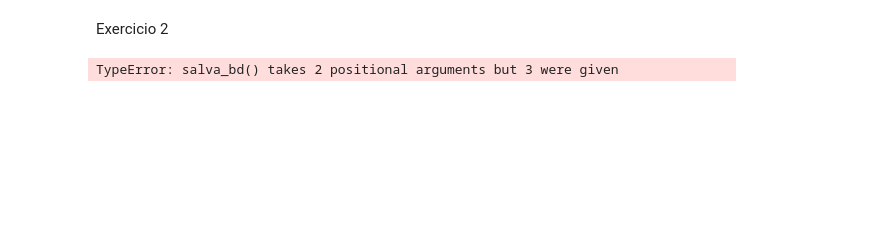
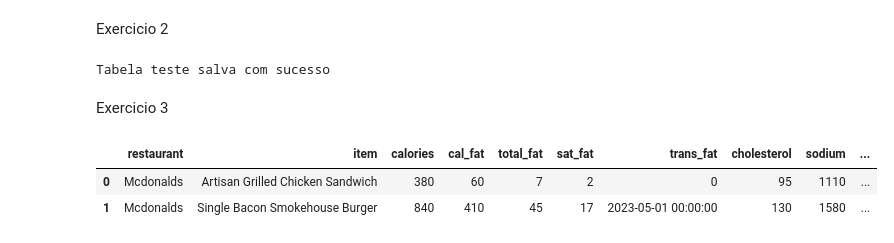
Before and after one commit to RodCavallini/Exercicios-Python, a Jupyter notebook: Exercicios_aula9.ipynb, the cells around one changed output. Cells and saved outputs as stored; diff of their text form; code cells hidden in the pictures; blank space fills up the shorter version.

Commit message:
Exercicios

```diff
--- a/Exercicios_aula9.ipynb
+++ b/Exercicios_aula9.ipynb
@@ -30,4 +38,27 @@ def salva_bd(bd:str,df:pd.DataFrame, nome_tabela:str) :
 # %%
-salva_bd('coderhouse.db','tabela1','nome')
+salva_bd('coderhouse.db', fastfood ,'teste')
 # %% [output]
-TypeError: salva_bd() takes 2 positional arguments but 3 were given
+Tabela teste salva com sucesso
+# %% [markdown]
+Exercicio 3
+# %%
+def carrega_bd(nome_tabela):
+    '''
+        Carrega tabela nome_tabela num dataframe.
+    '''
+    conn = sqlite3.connect('coderhouse.db')
+
+    # Executar uma consulta SELECT na tabela 'produtos' e converter em um DataFrame
+    query = f"SELECT * FROM {nome_tabela}"
+    df = pd.read_sql(query, conn)
+
+    conn.close()
+
+    return df
+# %%
+df_new = carrega_bd("teste")
+df_new.head(2)
+# %% [output]
+|  | restaurant | item | calories | cal_fat | total_fat | sat_fat | trans_fat | cholesterol | sodium | ... |
+| 0 | Mcdonalds | Artisan Grilled Chicken Sandwich | 380 | 60 | 7 | 2 | 0 | 95 | 1110 | ... |
+| 1 | Mcdonalds | Single Bacon Smokehouse Burger | 840 | 410 | 45 | 17 | 2023-05-01 00:00:00 | 130 | 1580 | ... |
```
Also changed, not shown: parts of 3 cells of this notebook, 3 other files.
